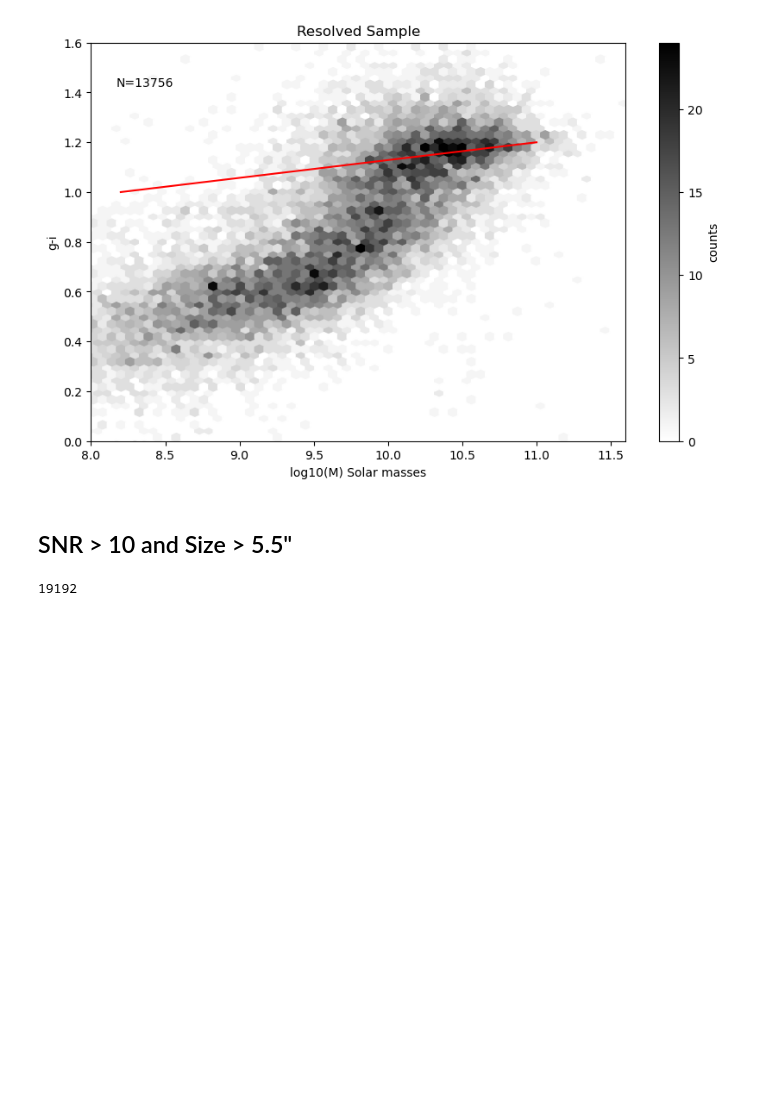
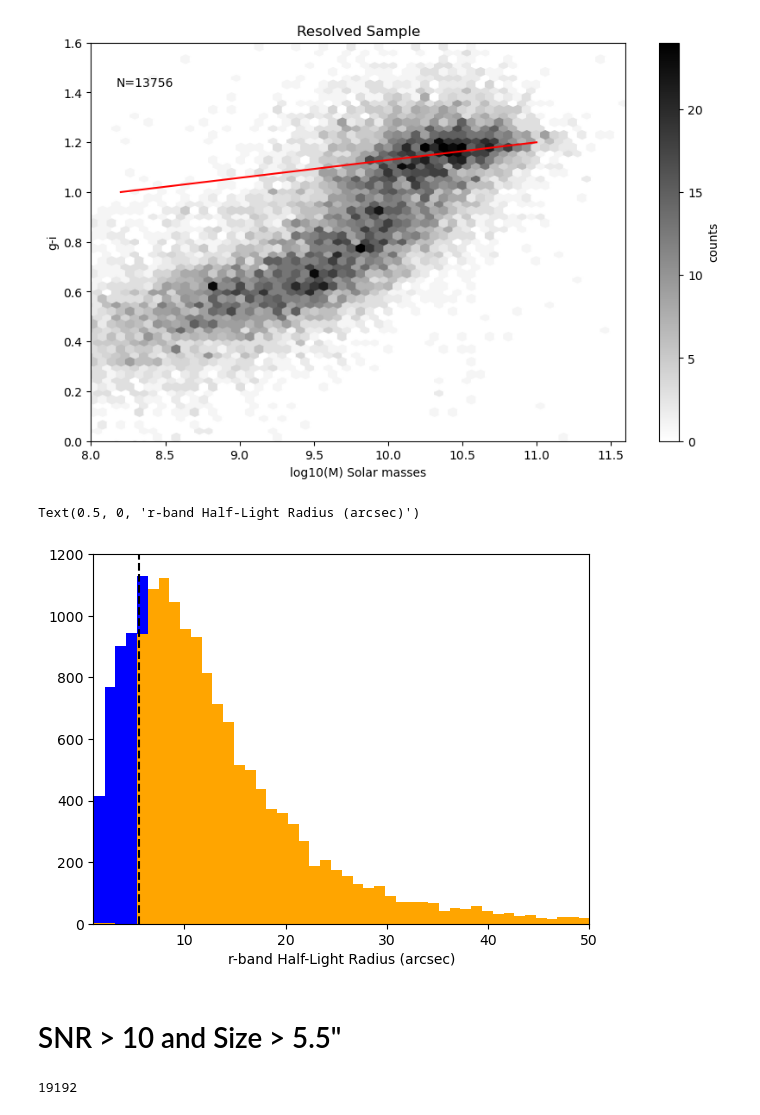
Before and after one commit to EvanBarkus/WISESize_Project, a Jupyter notebook: FlagChange.ipynb, the cells around one changed output. Cells and saved outputs as stored; diff of their text form; code cells hidden in the pictures; blank space fills up the shorter version.

```diff
--- a/FlagChange.ipynb
+++ b/FlagChange.ipynb
@@ -134,8 +134,31 @@ plt.text(0.1,0.9,'N='+str(c),horizontalalignment='center',verticalalignment='cen
 plt.show()
 # %% [output]
 [figure]
+# %%
+#New cut dataset
+cut = SNRflag20 & zflag
+tab=myTab[cut]
+
+#Half light radii
+sersicR501=tab['SERSIC_TH50']
+sersicR502=cuttab1['SERSIC_TH50']
+
+#Arrays of half light radii
+p501 = np.array(sersicR501)
+p502 = np.array(sersicR502)
+
+#Plot histogram of half light radii
+plt.hist(p501,bins=150,color='blue')
+plt.hist(p502,bins=150,color='orange')
+plt.axvline(x = 5.5, color = 'black', linestyle='dashed')
+plt.xlim(1,50)
+plt.ylim(0,1200)
+plt.xlabel('r-band Half-Light Radius (arcsec)')
+# %% [output]
+Text(0.5, 0, 'r-band Half-Light Radius (arcsec)')
+[figure, added]
 # %% [markdown]
-## SNR > 10 and Size > 5.5"
+# SNR > 10 and Size > 5.5"
 # %%
 ra = cuttab2['RA']
 dec = cuttab2['DEC']
```
Also changed, not shown: parts of 9 cells of this notebook, 1 other file.
